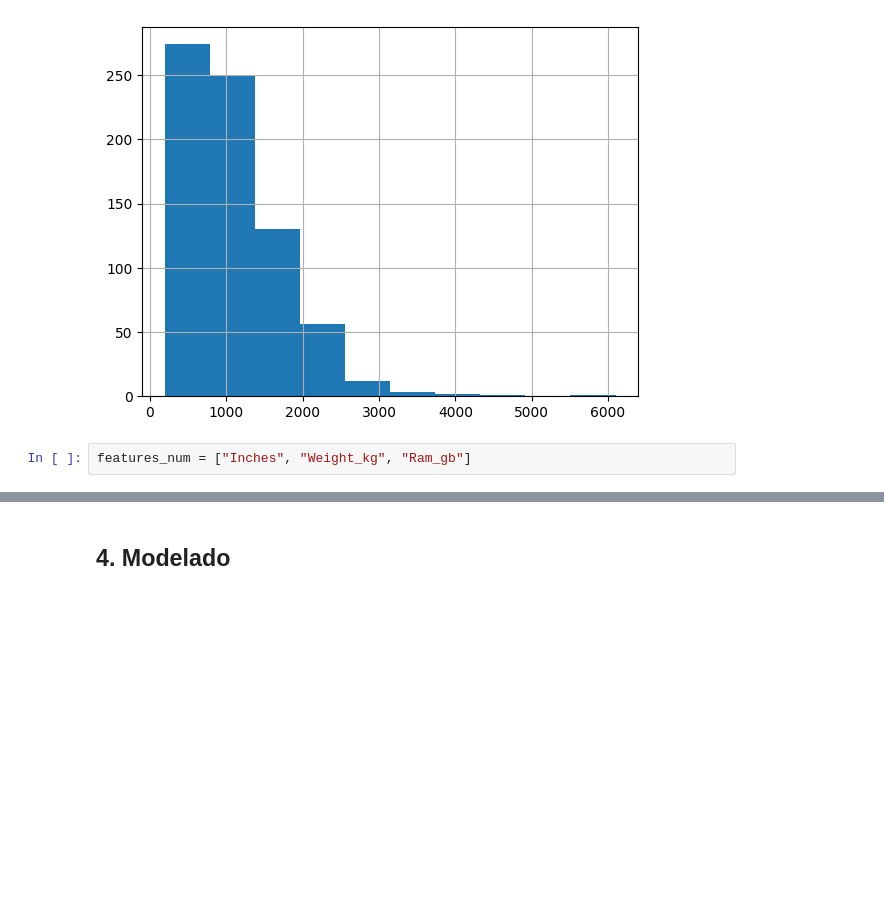
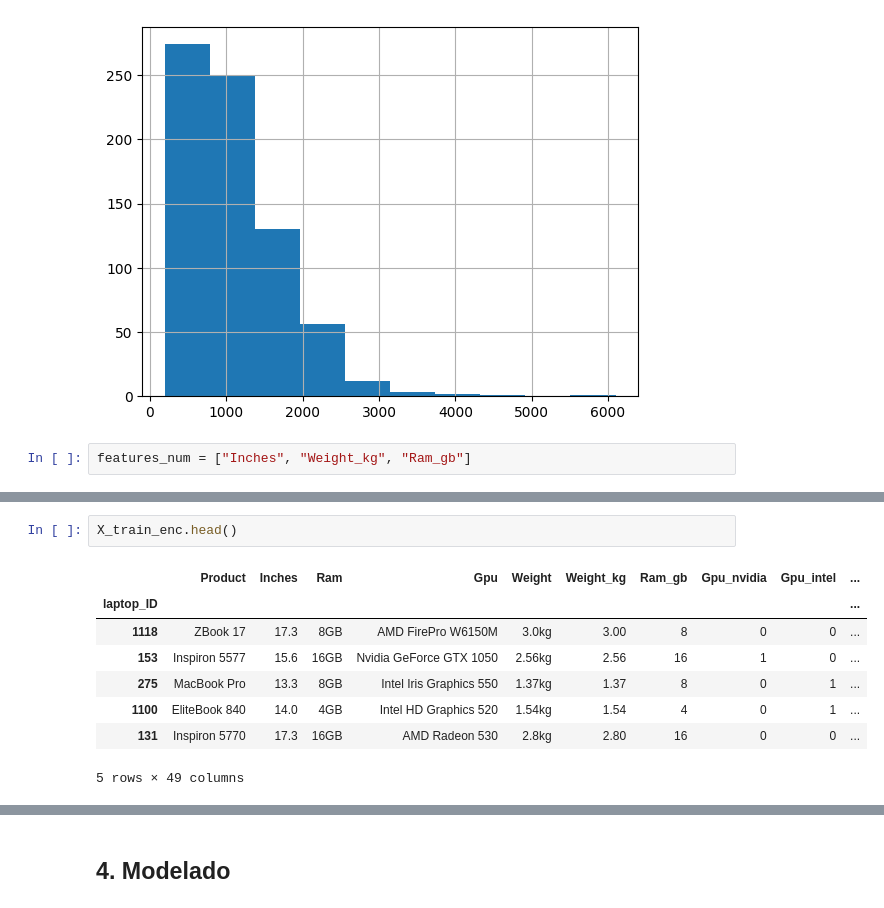
Before and after one commit to juanfcia/ds-bootcamp-juanfcia, a Jupyter notebook: Team_Challenges/TC_04_Sprint_12_Kaggle/Kaggle_submission.ipynb, the cells around one changed output, grey strips where cells are left out. Drawn from its saved outputs; the diff is of its cells as text; blank space fills up the shorter version.

```diff
--- a/Team_Challenges/TC_04_Sprint_12_Kaggle/Kaggle_submission.ipynb
+++ b/Team_Challenges/TC_04_Sprint_12_Kaggle/Kaggle_submission.ipynb
@@ -198,0 +294,11 @@ features_num = ["Inches", "Weight_kg", "Ram_gb"]
+# %%
+X_train_enc.head()
+# %% [output]
+|  | Product | Inches | Ram | Gpu | Weight | Weight_kg | Ram_gb | Gpu_nvidia | Gpu_intel | ... |
+| laptop_ID |  |  |  |  |  |  |  |  |  | ... |
+| 1118 | ZBook 17 | 17.3 | 8GB | AMD FirePro W6150M | 3.0kg | 3.00 | 8 | 0 | 0 | ... |
+| 153 | Inspiron 5577 | 15.6 | 16GB | Nvidia GeForce GTX 1050 | 2.56kg | 2.56 | 16 | 1 | 0 | ... |
+| 275 | MacBook Pro | 13.3 | 8GB | Intel Iris Graphics 550 | 1.37kg | 1.37 | 8 | 0 | 1 | ... |
+| 1100 | EliteBook 840 | 14.0 | 4GB | Intel HD Graphics 520 | 1.54kg | 1.54 | 4 | 0 | 1 | ... |
+| 131 | Inspiron 5770 | 17.3 | 16GB | AMD Radeon 530 | 2.8kg | 2.80 | 16 | 0 | 0 | ... |
+5 rows × 49 columns
```
Also changed, not shown: parts of 18 cells of this notebook.
